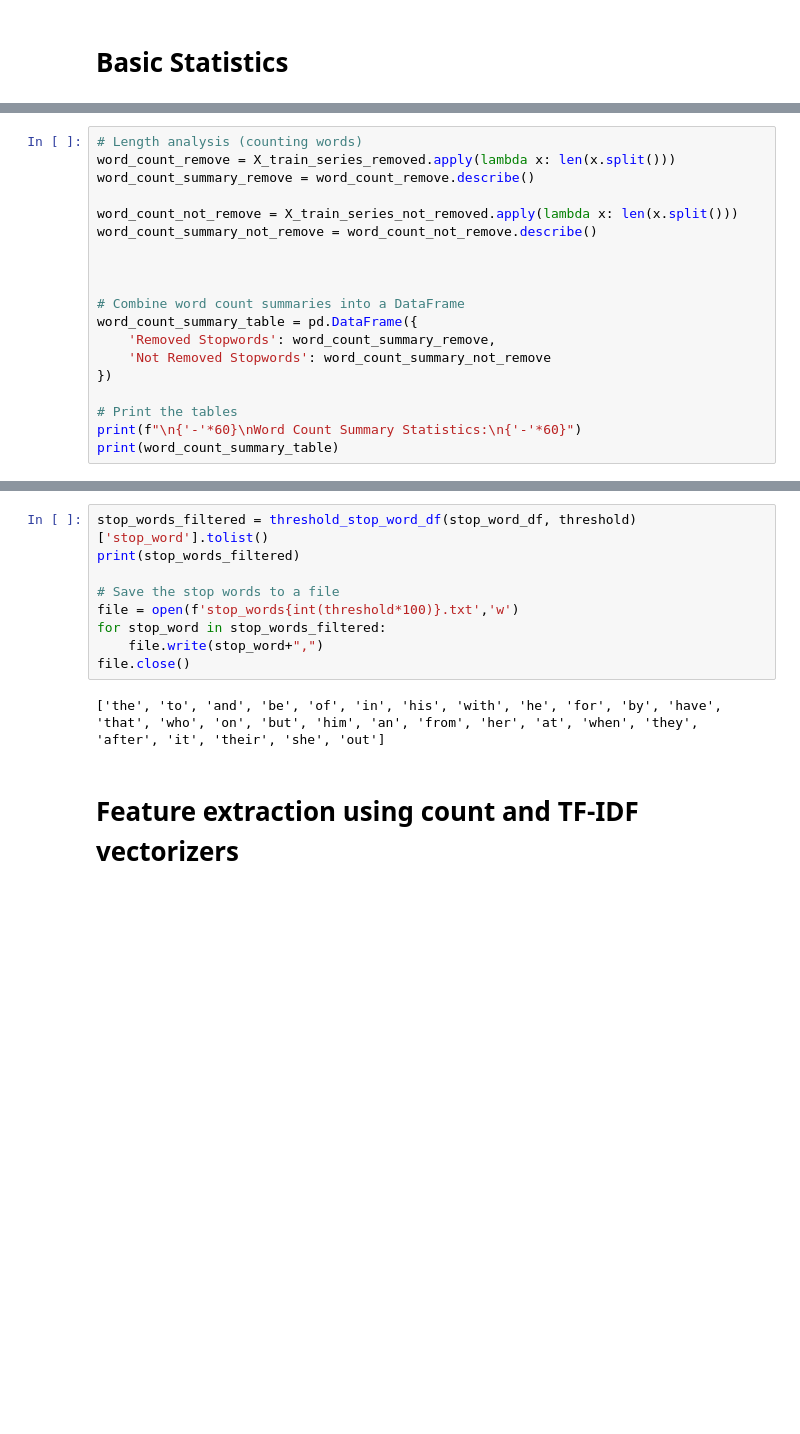
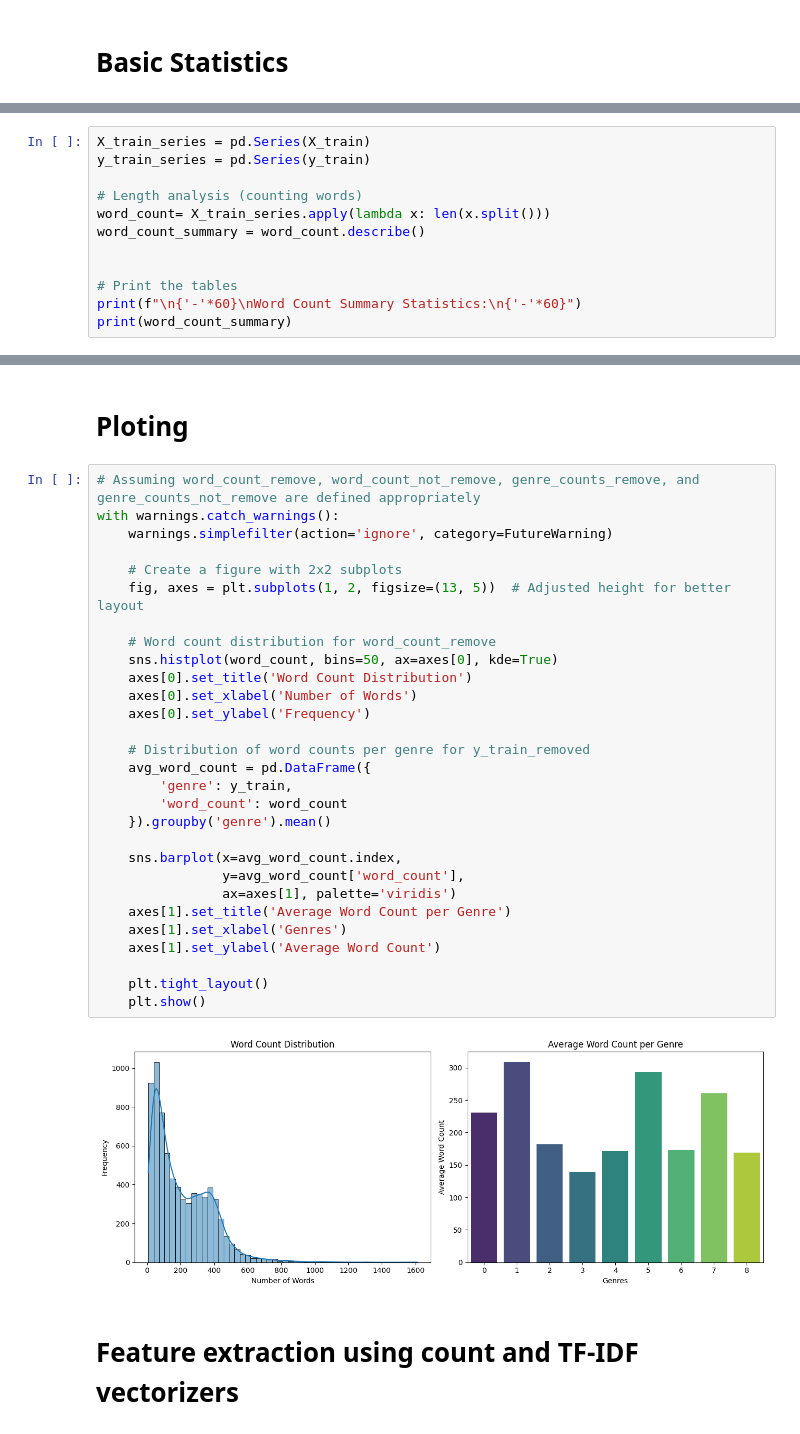
Before and after one commit to guilhermeleitao2002/Movie-Genre-Prediction, a Jupyter notebook: LN_models.ipynb, the cells around one changed output, grey strips where cells are left out. Drawn from its saved outputs; the diff is of its cells as text; blank space fills up the shorter version.

```diff
--- a/LN_models.ipynb
+++ b/LN_models.ipynb
@@ -167,22 +164,15 @@ Without stop words
 # %%
+X_train_series = pd.Series(X_train)
+y_train_series = pd.Series(y_train)
+
 # Length analysis (counting words)
-word_count_remove = X_train_series_removed.apply(lambda x: len(x.split()))
-word_count_summary_remove = word_count_remove.describe()
+word_count= X_train_series.apply(lambda x: len(x.split()))
+word_count_summary = word_count.describe()
 
-word_count_not_remove = X_train_series_not_removed.apply(lambda x: len(x.split()))
-word_count_summary_not_remove = word_count_not_remove.describe()
-
-
-
-# Combine word count summaries into a DataFrame
-word_count_summary_table = pd.DataFrame({
-    'Removed Stopwords': word_count_summary_remove,
-    'Not Removed Stopwords': word_count_summary_not_remove
-})
 
 # Print the tables
 print(f"\n{'-'*60}\nWord Count Summary Statistics:\n{'-'*60}")
-print(word_count_summary_table)
+print(word_count_summary)
 # %% [output]
 ------------------------------------------------------------
 Word Count Summary Statistics:
@@ -299,14 +189,36 @@ with warnings.catch_warnings():
-# %%
-stop_words_filtered = threshold_stop_word_df(stop_word_df, threshold)['stop_word'].tolist()
-print(stop_words_filtered)
-
-# Save the stop words to a file
-file = open(f'stop_words{int(threshold*100)}.txt','w')
-for stop_word in stop_words_filtered:
-	file.write(stop_word+",")
-file.close()
-# %% [output]
-['the', 'to', 'and', 'be', 'of', 'in', 'his', 'with', 'he', 'for', 'by', 'have', 'that', 'who', 'on', 'but', 'him', 'an', 'from', 'her', 'at', 'when', 'they', 'after', 'it', 'their', 'she', 'out']
+# %% [markdown]
+# Ploting
+# %%
+# Assuming word_count_remove, word_count_not_remove, genre_counts_remove, and genre_counts_not_remove are defined appropriately
+with warnings.catch_warnings():
+    warnings.simplefilter(action='ignore', category=FutureWarning)
+
+    # Create a figure with 2x2 subplots
+    fig, axes = plt.subplots(1, 2, figsize=(13, 5))  # Adjusted height for better layout
+
+    # Word count distribution for word_count_remove
+    sns.histplot(word_count, bins=50, ax=axes[0], kde=True)
+    axes[0].set_title('Word Count Distribution')
+    axes[0].set_xlabel('Number of Words')
+    axes[0].set_ylabel('Frequency')
+
+    # Distribution of word counts per genre for y_train_removed
+    avg_word_count = pd.DataFrame({
+        'genre': y_train,
+        'word_count': word_count
+    }).groupby('genre').mean()
+
+    sns.barplot(x=avg_word_count.index,
+                y=avg_word_count['word_count'],
+                ax=axes[1], palette='viridis')
+    axes[1].set_title('Average Word Count per Genre')
+    axes[1].set_xlabel('Genres')
+    axes[1].set_ylabel('Average Word Count')
+
+    plt.tight_layout()
+    plt.show()
+# %% [output]
+[figure, added]
 # %% [markdown]
 # Feature extraction using count and TF-IDF vectorizers
 # %%
```
Also changed, not shown: parts of 34 cells of this notebook.
